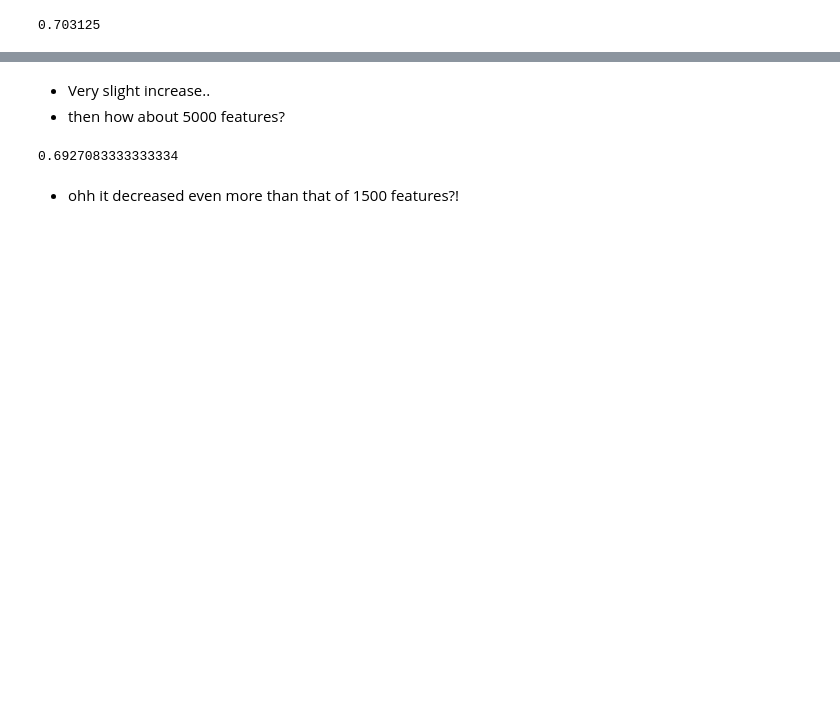
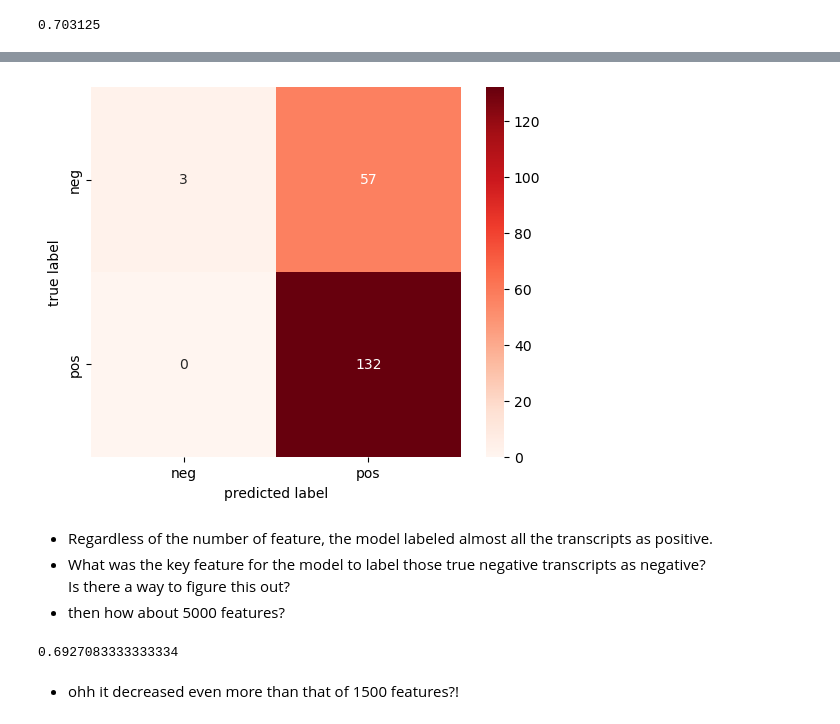
Before and after one commit to Data-Science-for-Linguists-2023/TED-Talk-Rating-Analysis, a Jupyter notebook: code/TED_talk_Analysis.ipynb, the cells around one changed output, grey strips where cells are left out. Saved outputs shown, nothing was run; the diff lists cells and outputs as text; code cells hidden in the pictures; blank space fills up the shorter version.

```diff
--- a/code/TED_talk_Analysis.ipynb
+++ b/code/TED_talk_Analysis.ipynb
@@ -39,19 +104,19 @@ accuracy_score(label_test, NBmodel.predict(trans_test))
 # %%
 # make a heatmap
-label_pred = accuracy_score(label_test, NBmodel.predict(trans_test))
-
-from sklearn.metrics import confusion_matrix
-
-mat = confusion_matrix(label_test, label_pred)
-sns.heatmap(mat, square=True, annot=True, fmt='d', cmap="Reds")
+sns.heatmap(mat, square=True, annot=True, fmt='d', cmap="Reds",
+xticklabels=['neg', 'pos'], yticklabels=['neg', 'pos'])
 # fmt: either 's' or 'd'; s = string, d = decimal
 # square: the shape of each cell
 plt.xlabel('predicted label')
 plt.ylabel('true label')
 plt.show()
+# %% [output]
+[figure, added]
-# %% [markdown]
-* Very slight increase..
-* then how about 5000 features?
+# %% [markdown]
+* Regardless of the number of feature, the model labeled almost all the transcripts as positive.
+* What was the key feature for the model to label those true negative transcripts as negative?
+Is there a way to figure this out?
+* then how about 5000 features?
 # %%
 # change max_feature to 5000 to see if there is any difference
 NBmodel = make_pipeline(TfidfVectorizer(max_features=5000, stop_words='english'),
```
Also changed, not shown: parts of 23 cells of this notebook, 1 other file.
